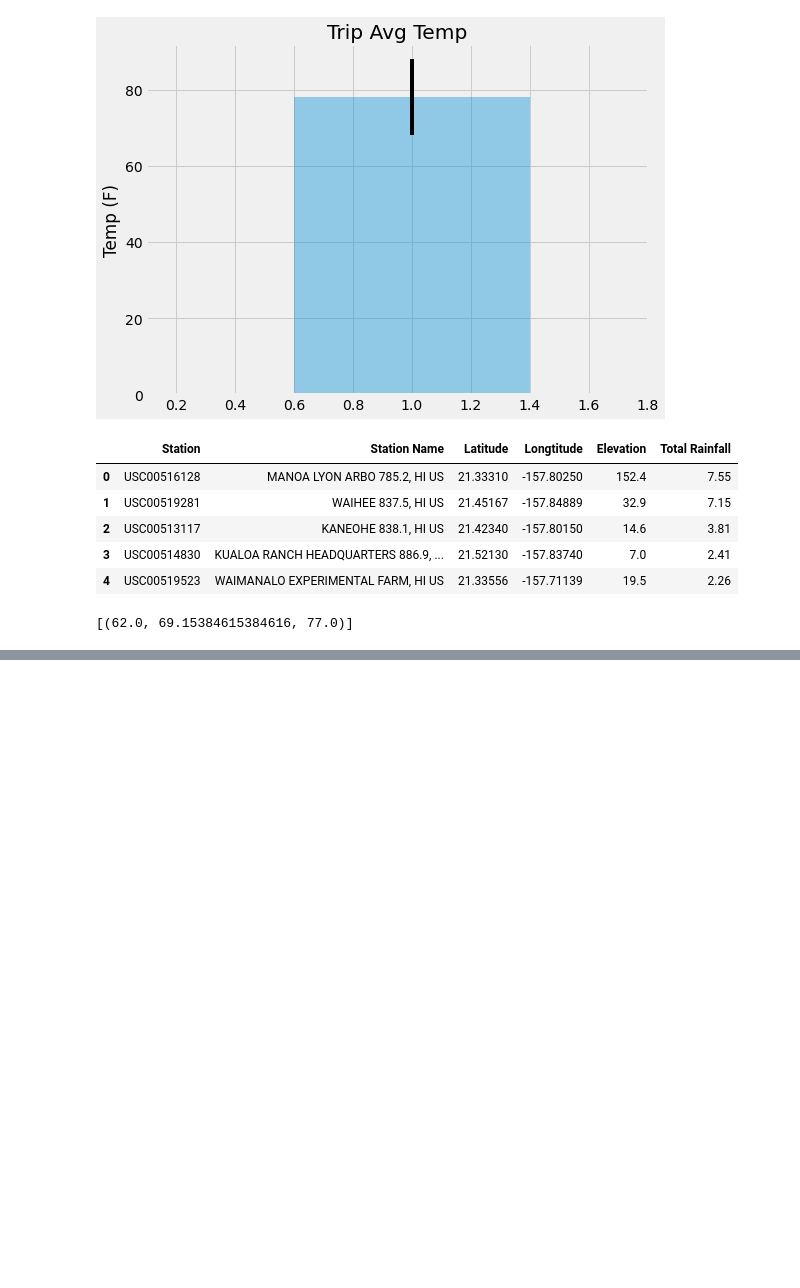
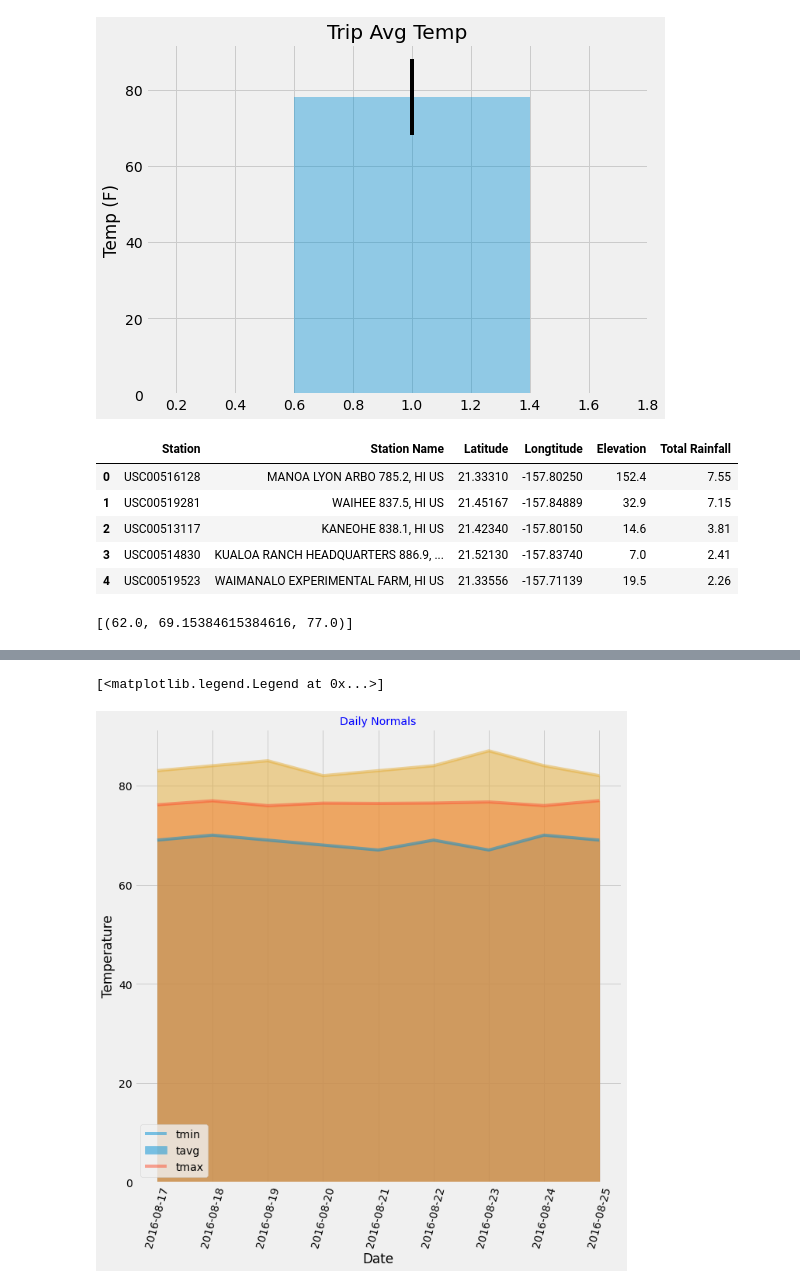
Before and after one commit to denisedemirkol/sqlalchemy-challenge, a Jupyter notebook: climate_starter.ipynb, the cells around one changed output, grey strips where cells are left out. Cells and saved outputs as stored; diff of their text form; code cells hidden in the pictures; blank space fills up the shorter version.

```diff
--- a/climate_starter.ipynb
+++ b/climate_starter.ipynb
@@ -310,10 +311,10 @@ print(calc_temps('2012-02-28', '2012-03-05'))
 vacation_start_date = '2017-08-17'
 vacation_end_date   = '2017-08-25'
 
-calc_start_date = dt.datetime.strptime(vacation_start_date, '%Y-%m-%d') - relativedelta(years=1)
+calc_start_date = datetime.strptime(vacation_start_date, '%Y-%m-%d') - relativedelta(years=1)
 calc_start_date = calc_start_date.strftime( '%Y-%m-%d')
 
-calc_end_date = dt.datetime.strptime(vacation_end_date, '%Y-%m-%d') - relativedelta(years=1)
+calc_end_date = datetime.strptime(vacation_end_date, '%Y-%m-%d') - relativedelta(years=1)
 calc_end_date = calc_end_date.strftime( '%Y-%m-%d')
 
 print(f'Selected vacation dates are: {vacation_start_date} - {vacation_end_date}')
@@ -424,2 +465,10 @@ daily_normals("01-01")
 # %%
 # Load the previous query results into a Pandas DataFrame and add the `trip_dates` range as the `date` index
+daily_normals_df = pd.DataFrame(
+                                {'Trip Date': fulldates,
+                                 'Minimum Temperature': min_series,
+                                 'Average Temperature': avg_series,
+                                 'Maximum Temperature': max_series
+                                })
+daily_normals_df.set_index('Trip Date')
+daily_normals_df.head()
@@ -427,0 +482,18 @@ daily_normals("01-01")
+# %%
+# Plot the daily normals as an area plot with `stacked=False`
+
+daily_normals_df["Minimum Temperature"] = pd.to_numeric(daily_normals_df["Minimum Temperature"])
+daily_normals_df["Average Temperature"] = pd.to_numeric(daily_normals_df["Average Temperature"])
+daily_normals_df["Maximum Temperature"] = pd.to_numeric(daily_normals_df["Maximum Temperature"])
+
+daily_normals_df.plot(kind='area', stacked=False, alpha=0.5,   figsize=(10, 10))
+
+plt.xticks(np.arange(len(daily_normals_df.index)), daily_normals_df['Trip Date'], rotation=75)
+plt.title("Daily Normals", color="blue", size=14, loc="center")
+plt.ylabel("Temperature")
+plt.xlabel("Date")
+
+[ax.legend(('tmin', 'tavg', 'tmax')) for ax in plt.gcf().axes]
+# %% [output]
+[<matplotlib.legend.Legend at 0x...>]
+[figure, added]
```
Also changed, not shown: parts of 5 cells of this notebook.
